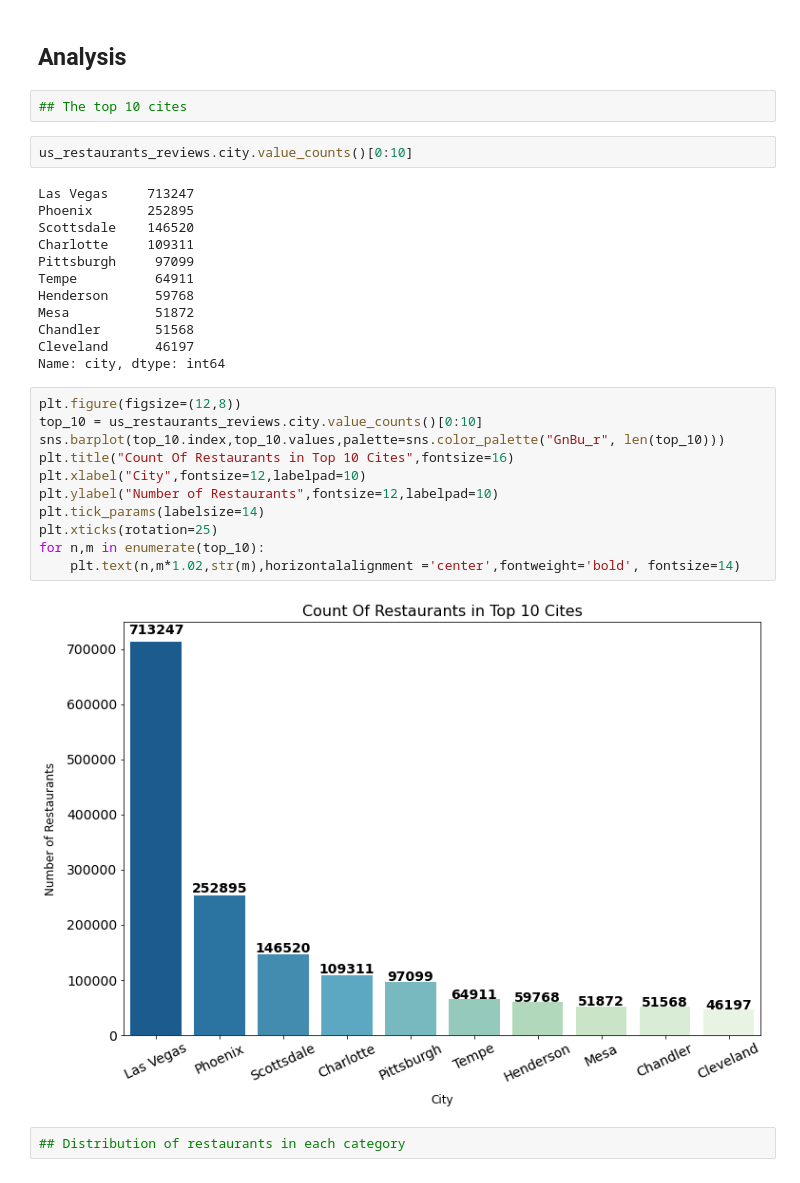
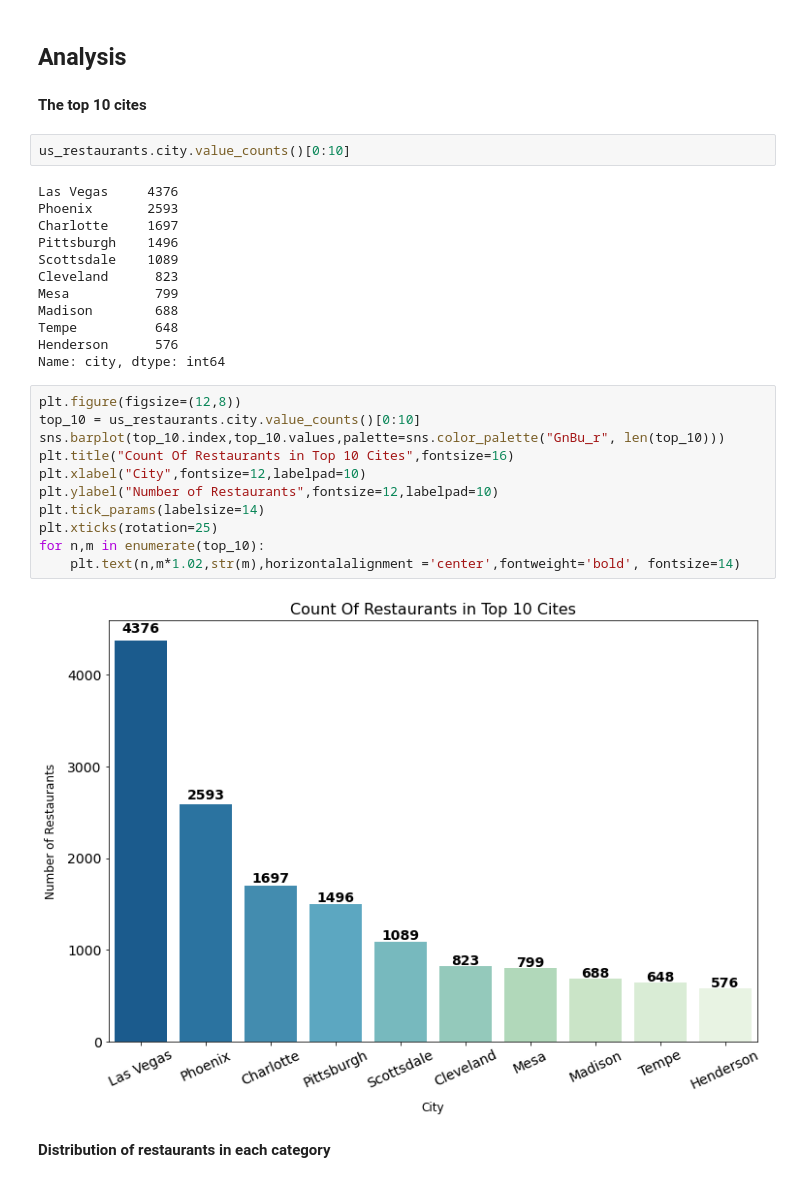
Before and after one commit to AhmadAbdElhameed/Yelp-data-science-project, a Jupyter notebook: Yelp dataset analysis.ipynb, the cells around one changed output. Drawn from its saved outputs; the diff is of its cells as text.

```diff
--- a/Yelp dataset analysis.ipynb
+++ b/Yelp dataset analysis.ipynb
@@ -515,35 +519,35 @@ False
 **Ok we will move to Analysis**
 # %% [markdown]
 ## Analysis
-# %%
-## The top 10 cites
+# %% [markdown]
+**The top 10 cites**
 # %%
-us_restaurants_reviews.city.value_counts()[0:10]
+us_restaurants.city.value_counts()[0:10]
 # %% [output]
-Las Vegas     713247
-Phoenix       252895
-Scottsdale    146520
-Charlotte     109311
-Pittsburgh     97099
-Tempe          64911
-Henderson      59768
-Mesa           51872
-Chandler       51568
-Cleveland      46197
+Las Vegas     4376
+Phoenix       2593
+Charlotte     1697
+Pittsburgh    1496
+Scottsdale    1089
+Cleveland      823
+Mesa           799
+Madison        688
+Tempe          648
+Henderson      576
 Name: city, dtype: int64
 # %%
 plt.figure(figsize=(12,8))
-top_10 = us_restaurants_reviews.city.value_counts()[0:10]
+top_10 = us_restaurants.city.value_counts()[0:10]
 sns.barplot(top_10.index,top_10.values,palette=sns.color_palette("GnBu_r", len(top_10)))
 plt.title("Count Of Restaurants in Top 10 Cites",fontsize=16)
 plt.xlabel("City",fontsize=12,labelpad=10)
 plt.ylabel("Number of Restaurants",fontsize=12,labelpad=10)
 plt.tick_params(labelsize=14)
 plt.xticks(rotation=25)
 for n,m in enumerate(top_10):
     plt.text(n,m*1.02,str(m),horizontalalignment ='center',fontweight='bold', fontsize=14)
 # %% [output]
-[figure, old version]
+[figure, new version]
-# %%
-## Distribution of restaurants in each category
+# %% [markdown]
+**Distribution of restaurants in each category**
 # %%
```
Also changed, not shown: parts of 20 cells of this notebook.
